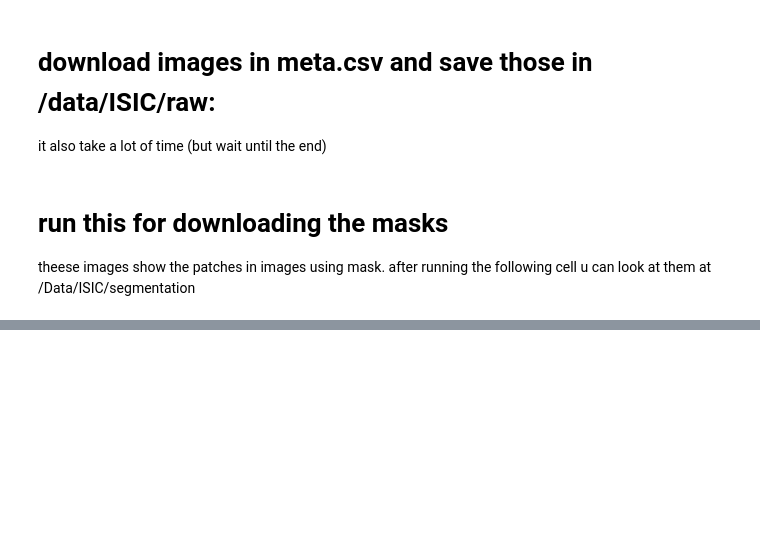
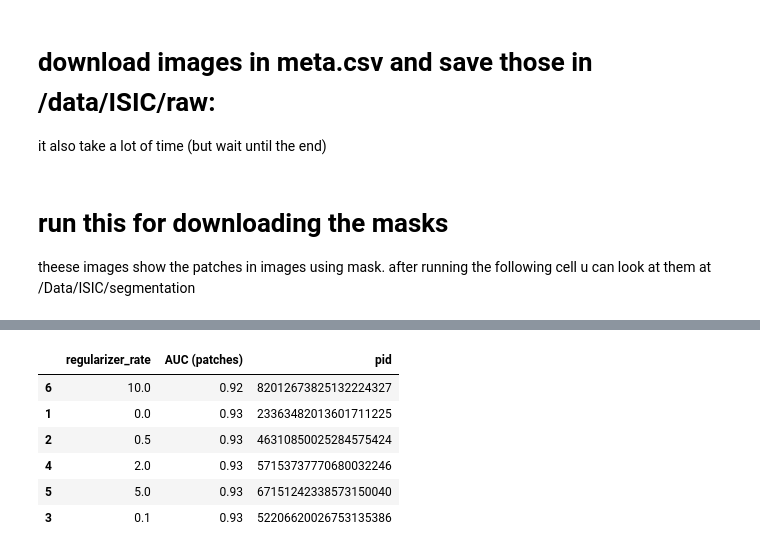
Before and after one commit to AminMirzaie/CDEP, a Jupyter notebook: isic-skin-cancer/ISIC/Run_ISIC.ipynb, the cells around one changed output, grey strips where cells are left out. Drawn from its saved outputs; the diff is of its cells as text; code cells hidden in the pictures; blank space fills up the shorter version.

```diff
--- a/isic-skin-cancer/ISIC/Run_ISIC.ipynb
+++ b/isic-skin-cancer/ISIC/Run_ISIC.ipynb
@@ -232,0 +698,11 @@ theese images show the patches in images using mask. after running the following
+# %%
+# take the best network for each to visualize heatmaps
+results[['regularizer_rate','AUC (patches)','pid']][results.regularizer_rate >=0].sort_values('AUC (patches)')
+# %% [output]
+|  | regularizer_rate | AUC (patches) | pid |
+| 6 | 10.0 | 0.92 | 82012673825132224327 |
+| 1 | 0.0 | 0.93 | 23363482013601711225 |
+| 2 | 0.5 | 0.93 | 46310850025284575424 |
+| 4 | 2.0 | 0.93 | 57153737770680032246 |
+| 5 | 5.0 | 0.93 | 67151242338573150040 |
+| 3 | 0.1 | 0.93 | 52206620026753135386 |
```
Also changed, not shown: parts of 29 cells of this notebook.
